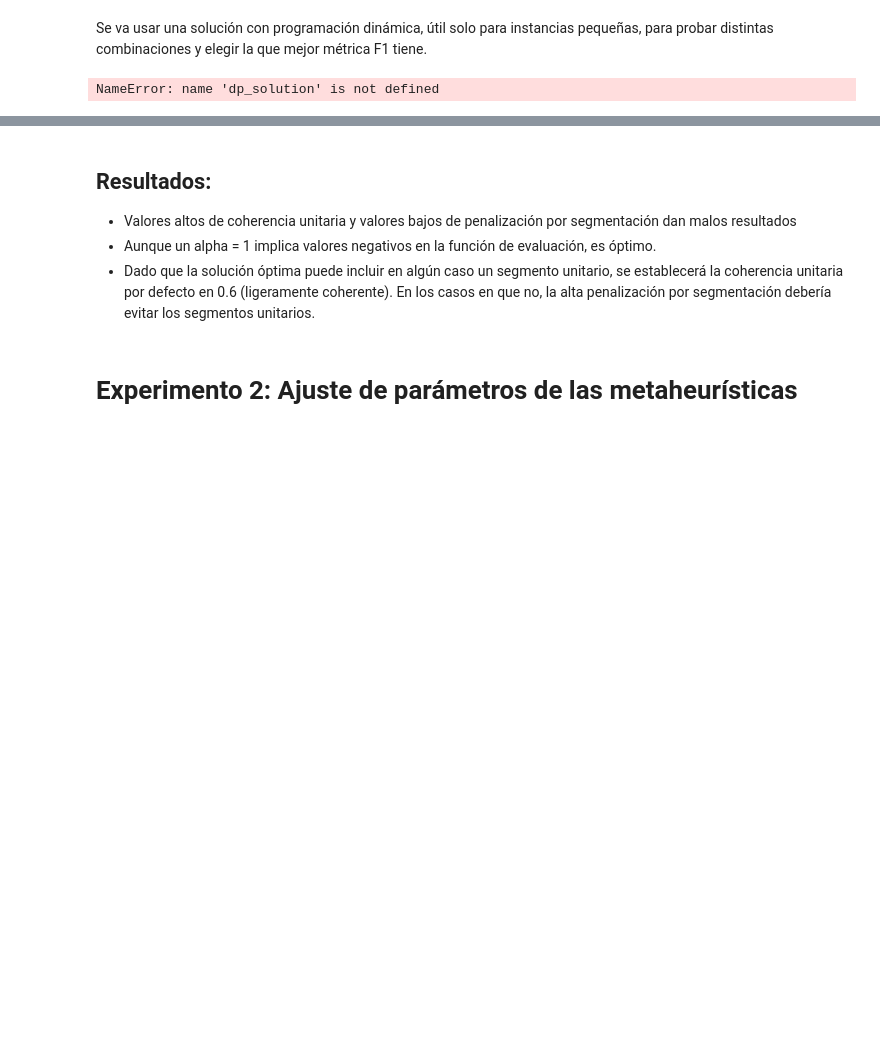
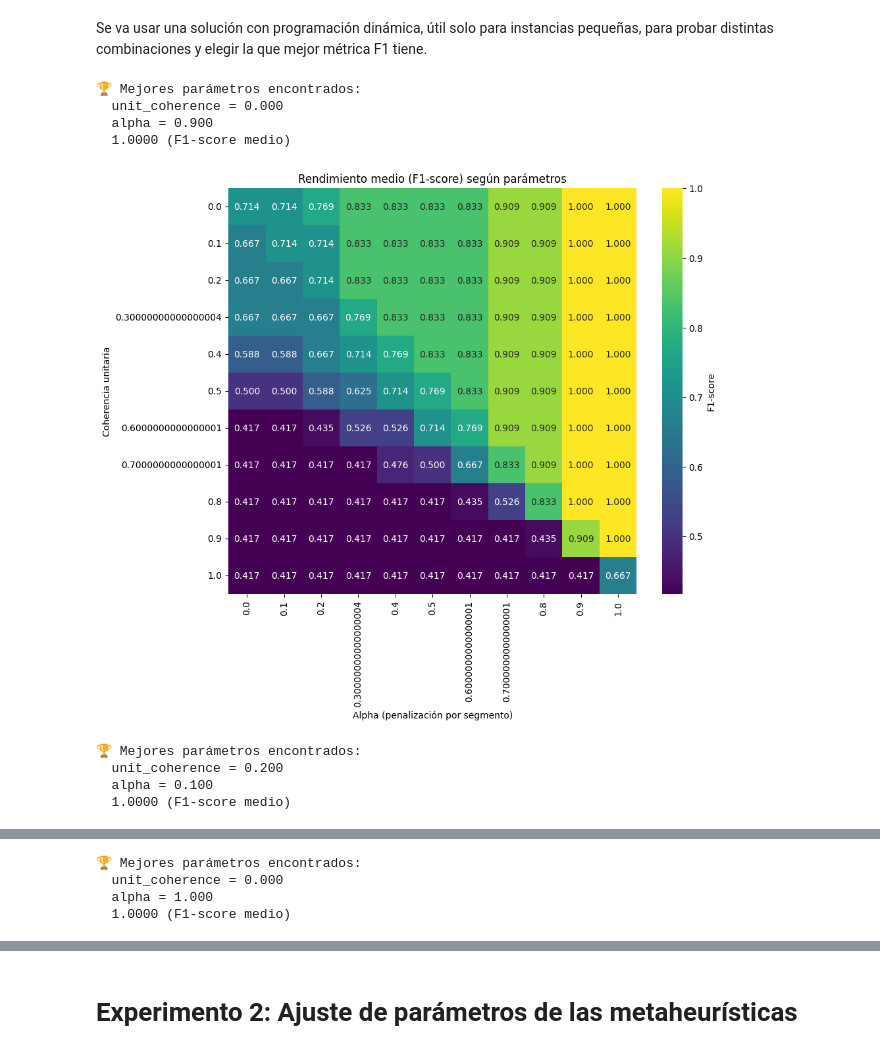
Before and after one commit to lido1015/SegmentationOpt, a Jupyter notebook: experiments.ipynb, the cells around one changed output, grey strips where cells are left out. Saved outputs shown, nothing was run; the diff lists cells and outputs as text; code cells hidden in the pictures; blank space fills up the shorter version.

```diff
--- a/experiments.ipynb
+++ b/experiments.ipynb
@@ -81,7 +78,7 @@ from itertools import product
 from typing import List, Tuple, Callable, Dict
 from sklearn.metrics import f1_score, accuracy_score
 import pandas as pd
-
+from dp import dp_solution
 
 
 # Configuración para gráficos en Jupyter (opcional, suele ser automático)
@@ -152,45 +149,39 @@ def plot_parameter_heatmap(df: pd.DataFrame, metric_name: str = "F1-score"):
     """Mapa de calor de la métrica media en función de unit_coherence y alpha."""
     pivot = df.pivot(index="unit_coherence", columns="alpha", values="mean_score")
     plt.figure(figsize=(10, 8))
     sns.heatmap(pivot, annot=True, fmt=".3f", cmap="viridis", cbar_kws={'label': metric_name})
     plt.title(f"Rendimiento medio ({metric_name}) según parámetros")
     plt.xlabel("Alpha (penalización por segmento)")
     plt.ylabel("Coherencia unitaria")
     plt.show()
 
 
-def plot_3d_surface(df: pd.DataFrame, metric_name: str = "F1-score"):
-    """Superficie 3D de la métrica."""
-    pivot = df.pivot(index="unit_coherence", columns="alpha", values="mean_score")
-    X, Y = np.meshgrid(pivot.columns, pivot.index)
-    Z = pivot.values
-    fig = plt.figure(figsize=(12, 8))
-    ax = fig.add_subplot(111, projection='3d')
-    surf = ax.plot_surface(X, Y, Z, cmap='viridis', edgecolor='none')
-    ax.set_xlabel('Alpha')
-    ax.set_ylabel('Unit coherence')
-    ax.set_zlabel(metric_name)
-    ax.set_title(f'Superficie de {metric_name}')
-    fig.colorbar(surf, ax=ax, shrink=0.5, aspect=5)
-    plt.show()
 
 
 for contents,solution in validation_instances:
     df_resultados, mejor = tune_parameters(
         examples=[(contents,solution)],                         # lista de (contents, cuts)
         unit_range=(0.0, 1.0, 0.1),
         alpha_range=(0.0, 1.0, 0.1),
         metric="f1"
     )
 
     # Mejores parámetros
     print("\n🏆 Mejores parámetros encontrados:")
     print(f"  unit_coherence = {mejor['unit_coherence']:.3f}")
     print(f"  alpha = {mejor['alpha']:.3f}")
     print(f"  {mejor['mean_score']:.4f} (F1-score medio)")
 
     # Visualizar gráficas
     plot_parameter_heatmap(df_resultados, metric_name="F1-score")
 #plot_3d_surface(df_resultados, metric_name="F1-score")
 # %% [output]
-NameError: name 'dp_solution' is not defined
+🏆 Mejores parámetros encontrados:
+  unit_coherence = 0.000
+  alpha = 0.900
+  1.0000 (F1-score medio)
+[figure, added]
+🏆 Mejores parámetros encontrados:
+  unit_coherence = 0.200
+  alpha = 0.100
+  1.0000 (F1-score medio)
@@ -196,0 +189,4 @@ NameError: name 'dp_solution' is not defined
+🏆 Mejores parámetros encontrados:
+  unit_coherence = 0.000
+  alpha = 1.000
+  1.0000 (F1-score medio)
@@ -197,8 +194,3 @@ NameError: name 'dp_solution' is not defined
-# %% [markdown]
-## Resultados:
-- Valores altos de coherencia unitaria y valores bajos de penalización por segmentación dan malos resultados
-- Aunque un alpha = 1 implica valores negativos en la función de evaluación, es óptimo.
-- Dado que la solución óptima puede incluir en algún caso un segmento unitario, se establecerá la coherencia unitaria por defecto en 0.6 (ligeramente coherente). En los casos en que no, la alta penalización por segmentación debería evitar los segmentos unitarios.
 # %% [markdown]
 # Experimento 2: Ajuste de parámetros de las metaheurísticas
 # %%
```
Also changed, not shown: parts of 2 cells of this notebook, 11 other files.
